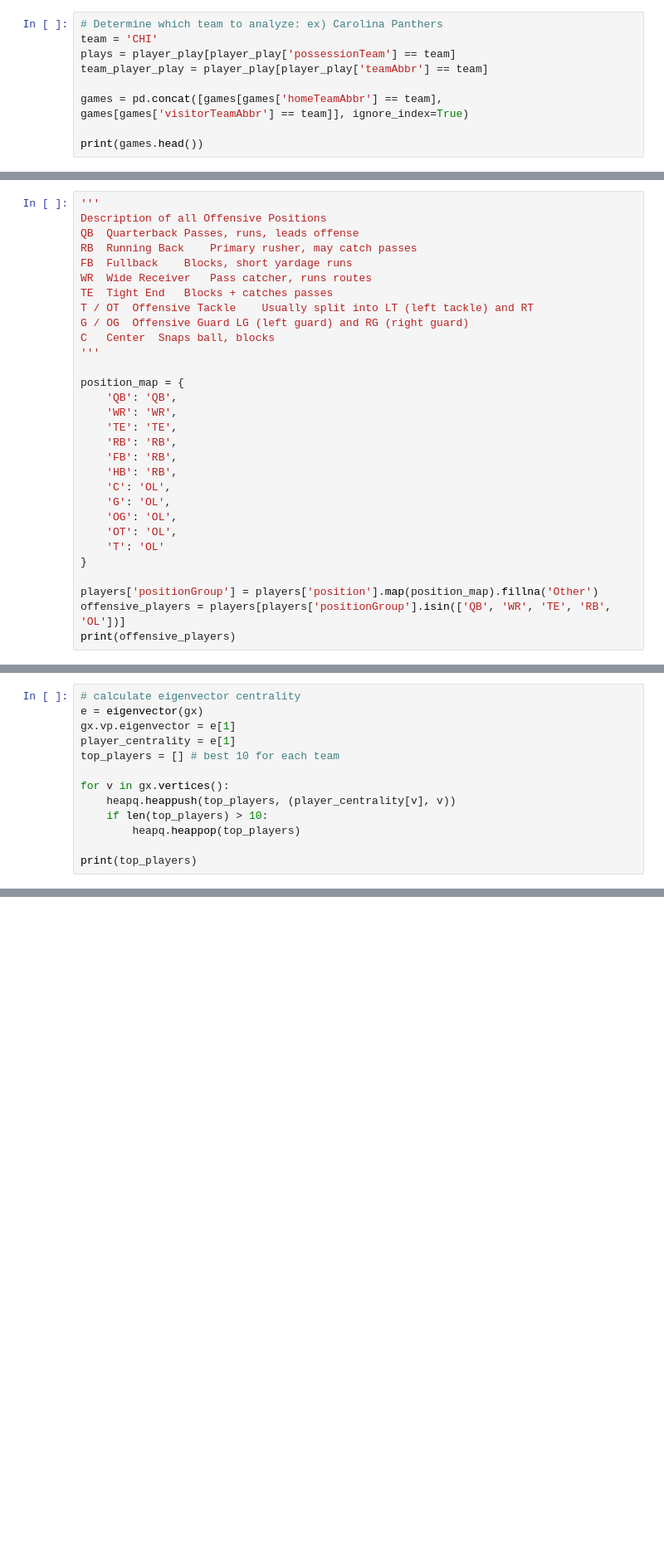
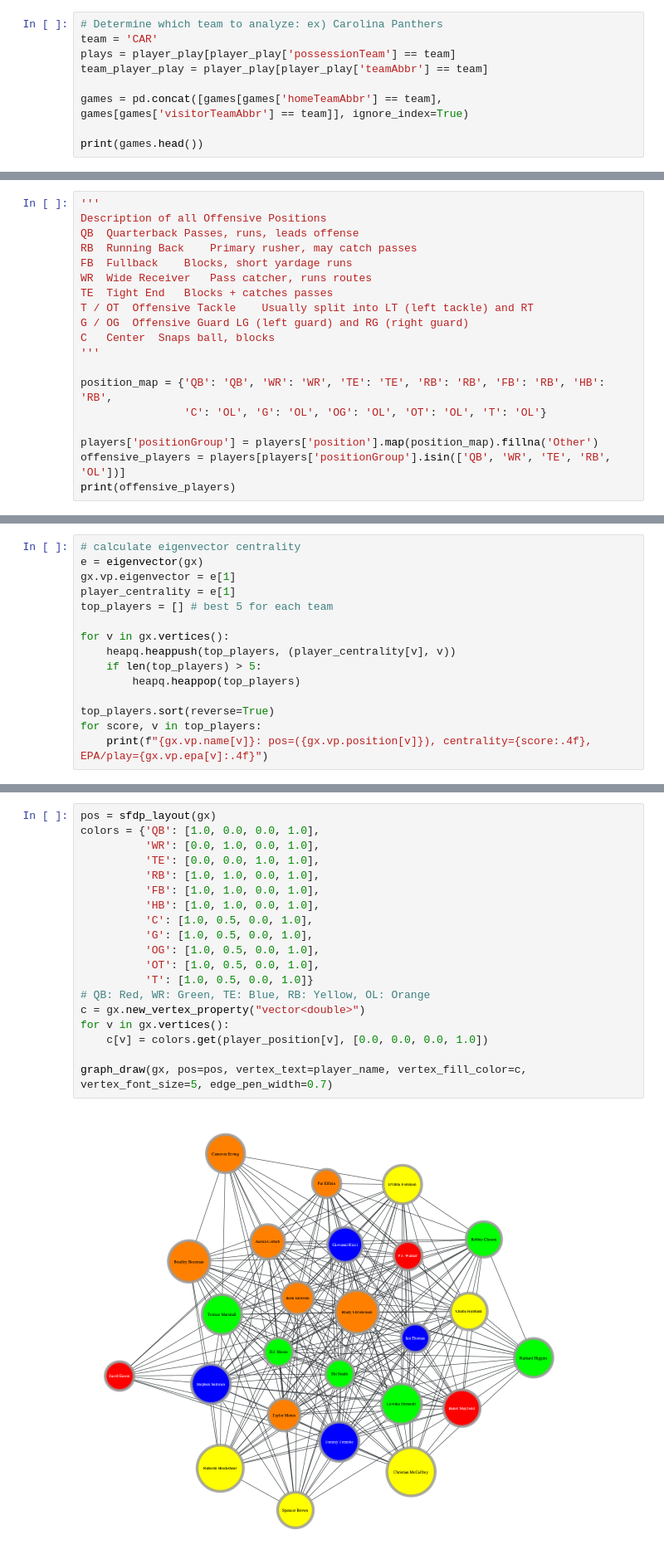
Before and after one commit to zaydaanjahangir/NFL-Networks, a Jupyter notebook: offnese_analysis.ipynb, the cells around one changed output, grey strips where cells are left out. Shown at 83% size. Cells and saved outputs as stored; diff of their text form; blank space fills up the shorter version.

```diff
--- a/offnese_analysis.ipynb
+++ b/offnese_analysis.ipynb
@@ -36,7 +36,7 @@ print(player_play.head())
 [5 rows x 55 columns]
 # %%
 # Determine which team to analyze: ex) Carolina Panthers
-team = 'CHI'
+team = 'CAR'
 plays = player_play[player_play['possessionTeam'] == team]
 team_player_play = player_play[player_play['teamAbbr'] == team]
 
@@ -70,19 +70,8 @@ G / OG	Offensive Guard	LG (left guard) and RG (right guard)
 C	Center	Snaps ball, blocks
 '''
 
-position_map = {
-    'QB': 'QB',
-    'WR': 'WR',
-    'TE': 'TE',
-    'RB': 'RB',
-    'FB': 'RB',
-    'HB': 'RB',
-    'C': 'OL',
-    'G': 'OL',
-    'OG': 'OL',
-    'OT': 'OL',
-    'T': 'OL'
-}
+position_map = {'QB': 'QB', 'WR': 'WR', 'TE': 'TE', 'RB': 'RB', 'FB': 'RB', 'HB': 'RB',
+                'C': 'OL', 'G': 'OL', 'OG': 'OL', 'OT': 'OL', 'T': 'OL'}
 
 players['positionGroup'] = players['position'].map(position_map).fillna('Other')
 offensive_players = players[players['positionGroup'].isin(['QB', 'WR', 'TE', 'RB', 'OL'])]
@@ -196,12 +185,14 @@ gx.edge_properties["epa"] = pair_epa
 e = eigenvector(gx)
 gx.vp.eigenvector = e[1]
 player_centrality = e[1]
-top_players = [] # best 10 for each team
+top_players = [] # best 5 for each team
 
 for v in gx.vertices():
     heapq.heappush(top_players, (player_centrality[v], v))
-    if len(top_players) > 10:
+    if len(top_players) > 5:
         heapq.heappop(top_players)
 
-print(top_players)
+top_players.sort(reverse=True)
+for score, v in top_players:
+    print(f"{gx.vp.name[v]}: pos=({gx.vp.position[v]}), centrality={score:.4f}, EPA/play={gx.vp.epa[v]:.4f}")
 # %% [output]
@@ -223,0 +204,21 @@ Justin Fields: pos=(QB), centrality=0.2093, EPA/play=-0.0474
+# %%
+pos = sfdp_layout(gx)
+colors = {'QB': [1.0, 0.0, 0.0, 1.0],
+          'WR': [0.0, 1.0, 0.0, 1.0],
+          'TE': [0.0, 0.0, 1.0, 1.0],
+          'RB': [1.0, 1.0, 0.0, 1.0],
+          'FB': [1.0, 1.0, 0.0, 1.0],
+          'HB': [1.0, 1.0, 0.0, 1.0],
+          'C': [1.0, 0.5, 0.0, 1.0],
+          'G': [1.0, 0.5, 0.0, 1.0],
+          'OG': [1.0, 0.5, 0.0, 1.0],
+          'OT': [1.0, 0.5, 0.0, 1.0],
+          'T': [1.0, 0.5, 0.0, 1.0]}
+# QB: Red, WR: Green, TE: Blue, RB: Yellow, OL: Orange
+c = gx.new_vertex_property("vector<double>")
+for v in gx.vertices():
+    c[v] = colors.get(player_position[v], [0.0, 0.0, 0.0, 1.0])
+
+graph_draw(gx, pos=pos, vertex_text=player_name, vertex_fill_color=c, vertex_font_size=5, edge_pen_width=0.7)
+# %% [output]
+[figure, added]
```
Also changed, not shown: parts of 6 cells of this notebook.
